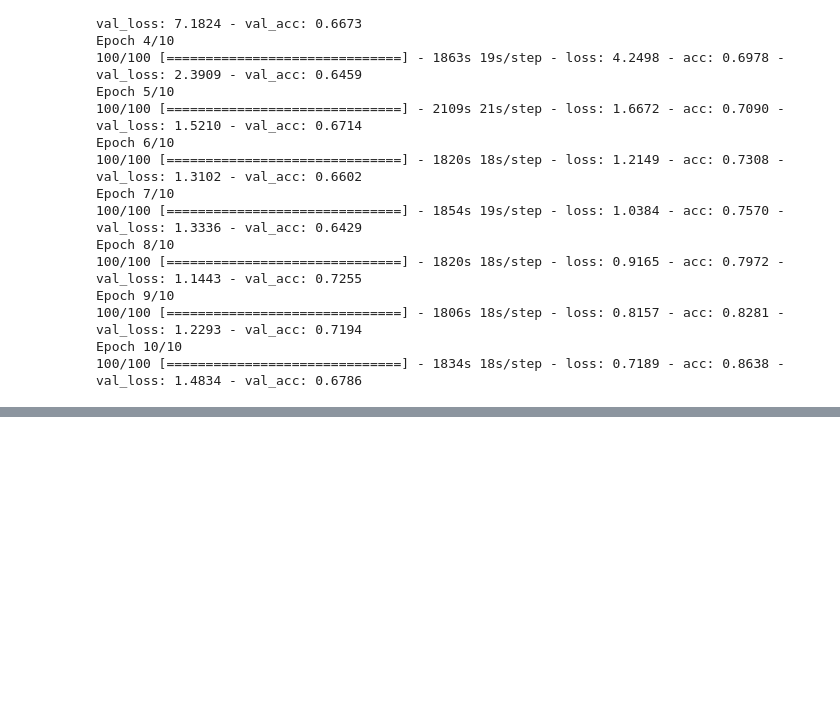
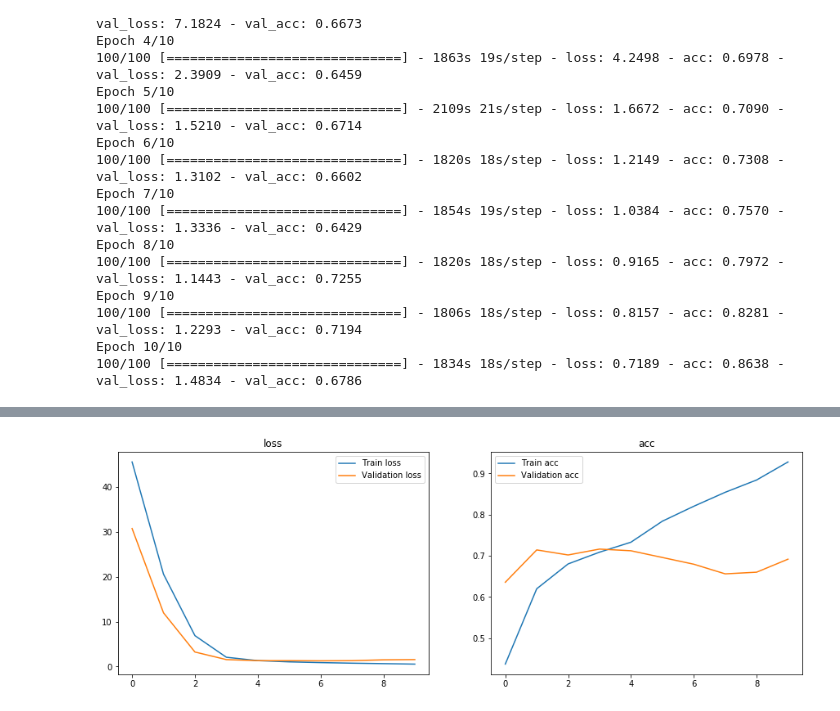
Before and after one commit to Booandlean/Fe_Final_Project, a Jupyter notebook: Notebooks_Phase_2/Modeling_2_p2.ipynb, the cells around one changed output, grey strips where cells are left out. Saved outputs shown, nothing was run; the diff lists cells and outputs as text; code cells hidden in the pictures; blank space fills up the shorter version.

```diff
--- a/Notebooks_Phase_2/Modeling_2_p2.ipynb
+++ b/Notebooks_Phase_2/Modeling_2_p2.ipynb
@@ -196,0 +300,4 @@ Epoch 10/10
+# %%
+vis_history(history_charley)
+# %% [output]
+[figure, added]
```
Also changed, not shown: parts of 13 cells of this notebook, 7 other files.
